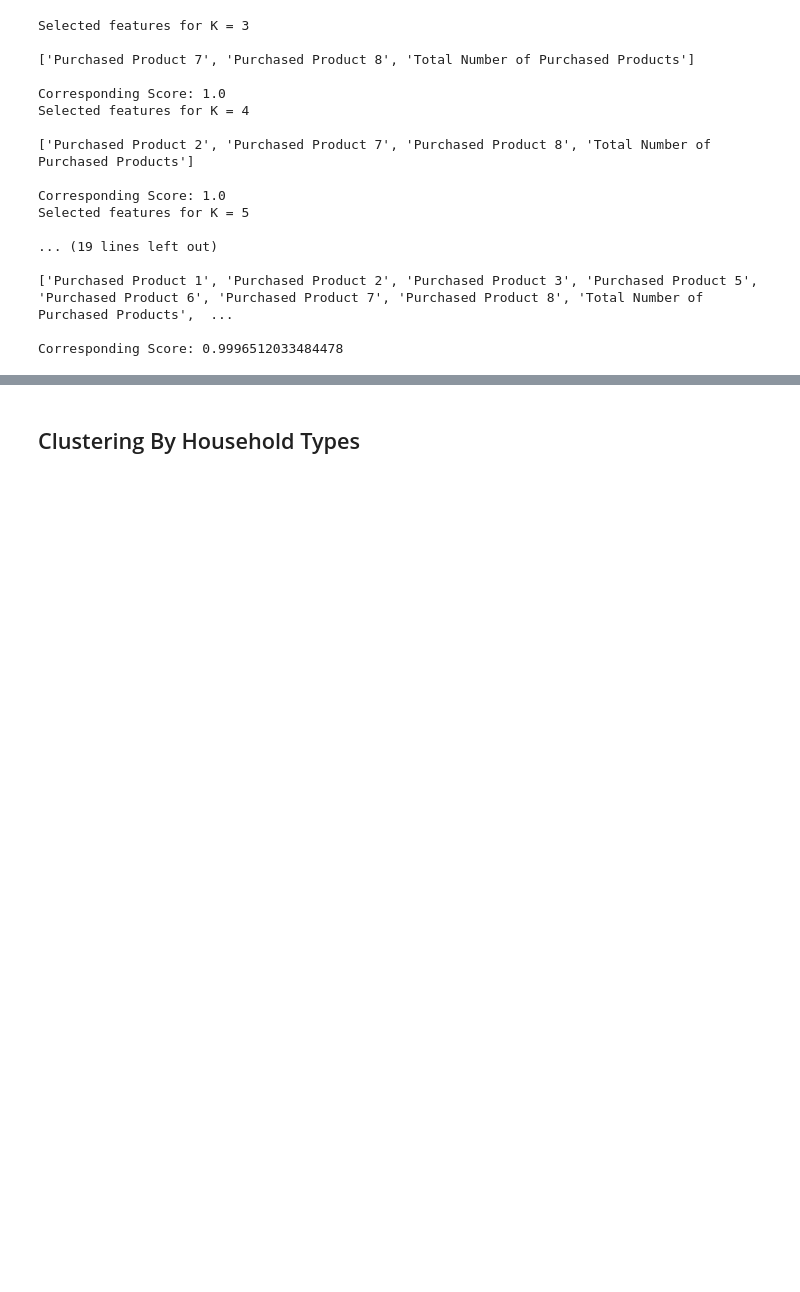
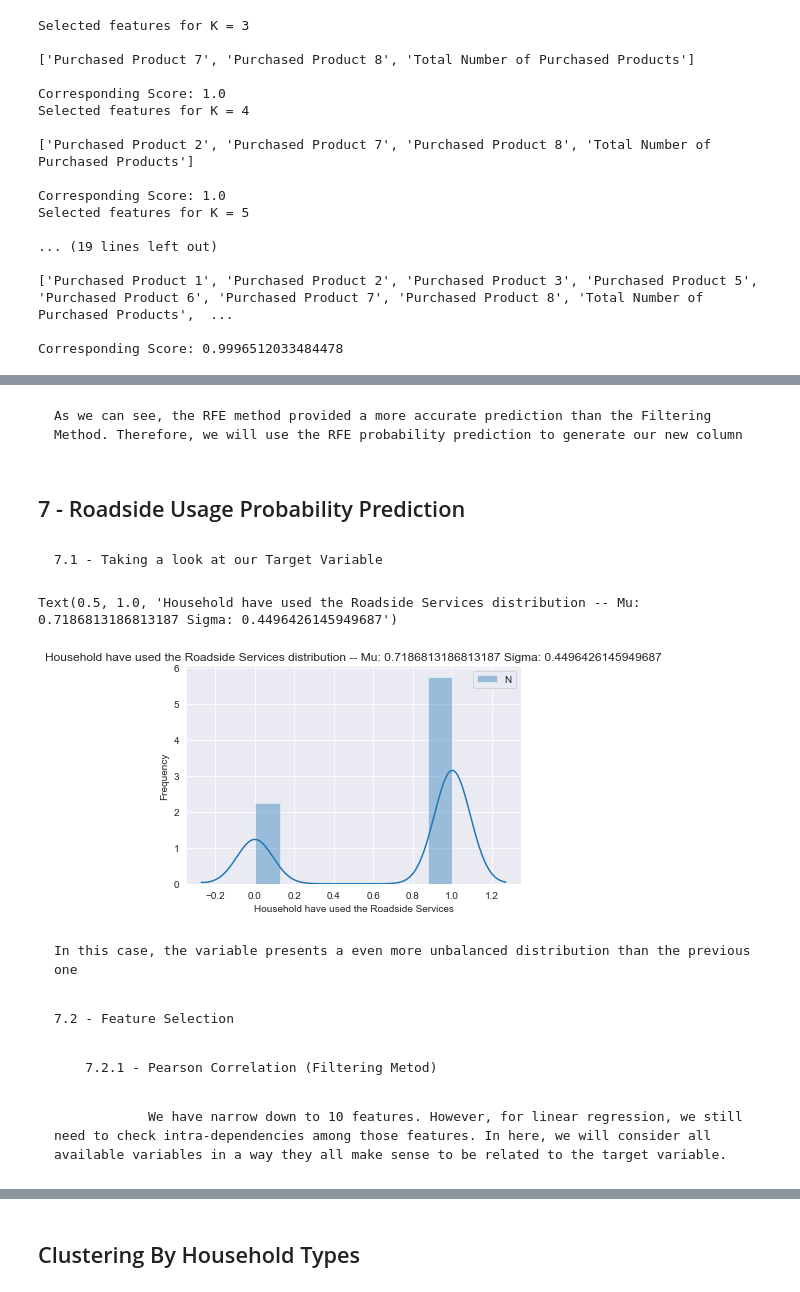
Before and after one commit to mllogeo/MLPGD_Capstone_Project, a Jupyter notebook: scripts/main.ipynb, the cells around one changed output, grey strips where cells are left out. Cells and saved outputs as stored; diff of their text form; code cells hidden in the pictures; blank space fills up the shorter version.

Commit message:
Feature Selection Final

```diff
--- a/scripts/main.ipynb
+++ b/scripts/main.ipynb
@@ -1727,0 +1775,12 @@ Corresponding Score: 0.9996512033484478
+# %%
+model = LogisticRegression(solver='lbfgs', n_jobs= 9, penalty='l2') # lbfgs solver is recommended for large datasets and we choose l2 norm for a better convergency
+
+x_train, x_test, y_train, y_test = train_test_split(MinMaxScaler().fit_transform(checkpoint_3[rfe_features]), target, test_size = 0.7, random_state = 42, shuffle=True) # splitting dataset using features selected for the filtering method
+
+x2 = np.matlib.repmat(x_train, 10, 1) # as we have an imbalanced sample of classes, we perform a data augmentation procedure to avoid miss prediction
+
+y2 = np.matlib.repmat(y_train, 10, 1).ravel() # as we have an imbalanced sample of classes, we perform a data augmentation procedure to avoid miss prediction
+
+model.fit(x2, y2) # fitting the model
+
+model.score(x_test, y_test) # scoring the model
@@ -1727,0 +1791,4 @@ Corresponding Score: 0.9996512033484478
+# %%
+rfe_feat_pred = model.predict(MinMaxScaler().fit_transform(checkpoint_3[rfe_features])) # predicting the target variable using the entire input
+
+rfe_feat_pred_proba = model.predict_proba(MinMaxScaler().fit_transform(checkpoint_3[rfe_features])) # predicting the probability of belonging to a given class of the target variable using the entire input
@@ -1727,0 +1820,25 @@ Corresponding Score: 0.9996512033484478
+# %% [markdown]
+    As we can see, the RFE method provided a more accurate prediction than the Filtering Method. Therefore, we will use the RFE probability prediction to generate our new column
+# %%
+checkpoint_3['Household Purchase Product Probability'] = rfe_feat_pred_proba[:, 1] # creating new column
+# %% [markdown]
+## 7 - Roadside Usage Probability Prediction
+# %% [markdown]
+    7.1 - Taking a look at our Target Variable
+# %%
+(mu, sigma) = stats.norm.fit(checkpoint_3['Household have used the Roadside Services'] )
+# %%
+sns.distplot(checkpoint_3['Household have used the Roadside Services']); # distribution plot with normalized fitting
+
+plt.legend('Normal distribution')
+plt.ylabel('Frequency')
+plt.title('Household have used the Roadside Services distribution -- Mu:' + ' ' + str(mu) + ' ' + 'Sigma:' + ' ' + str(sigma) )
+# %% [output]
+Text(0.5, 1.0, 'Household have used the Roadside Services distribution -- Mu: 0.7186813186813187 Sigma: 0.4496426145949687')
+[figure, added]
+# %% [markdown]
+    In this case, the variable presents a even more unbalanced distribution than the previous one
+# %% [markdown]
+    7.2 - Feature Selection
+# %% [markdown]
+        7.2.1 - Pearson Correlation (Filtering Metod)
@@ -1727,0 +1857,2 @@ Corresponding Score: 0.9996512033484478
+# %% [markdown]
+                We have narrow down to 10 features. However, for linear regression, we still need to check intra-dependencies among those features. In here, we will consider all available variables in a way they all make sense to be related to the target variable.
```
Also changed, not shown: parts of 52 cells of this notebook.
